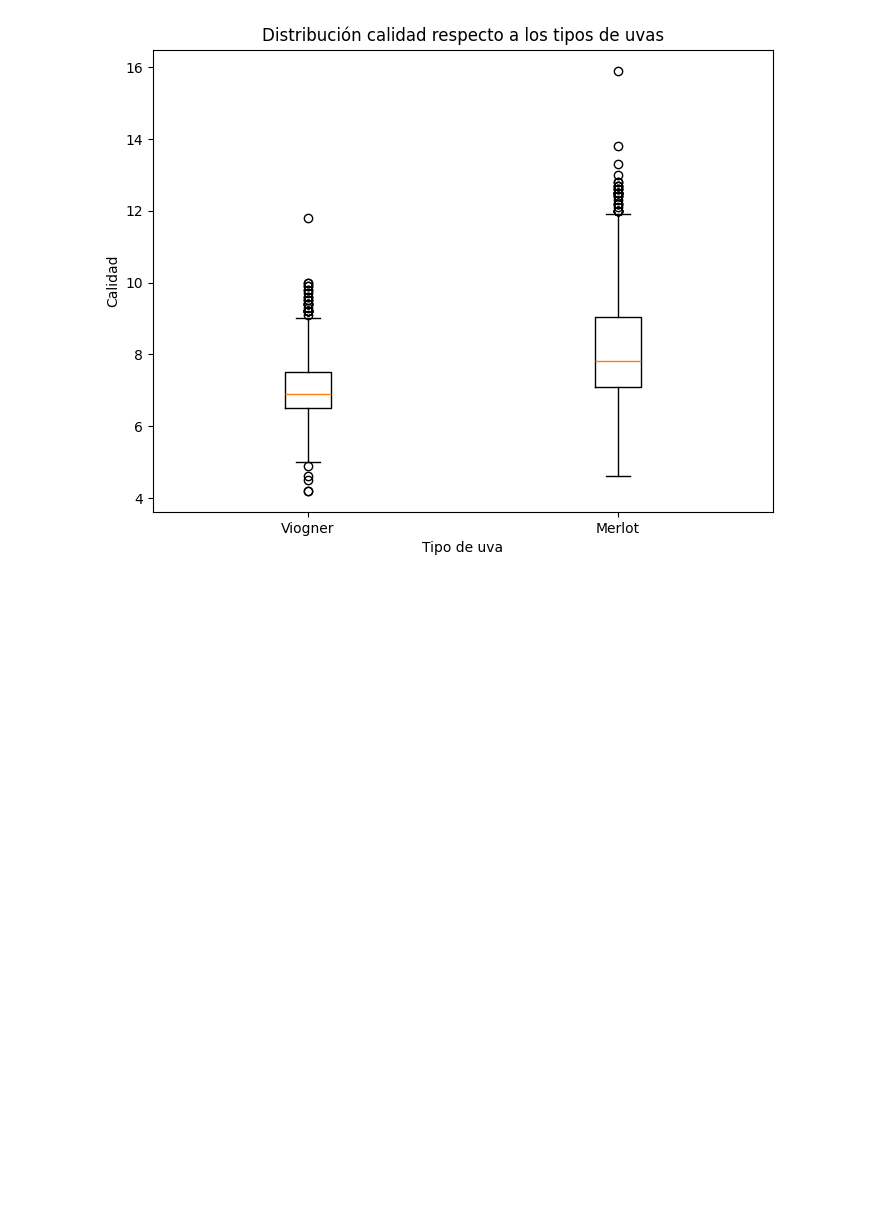
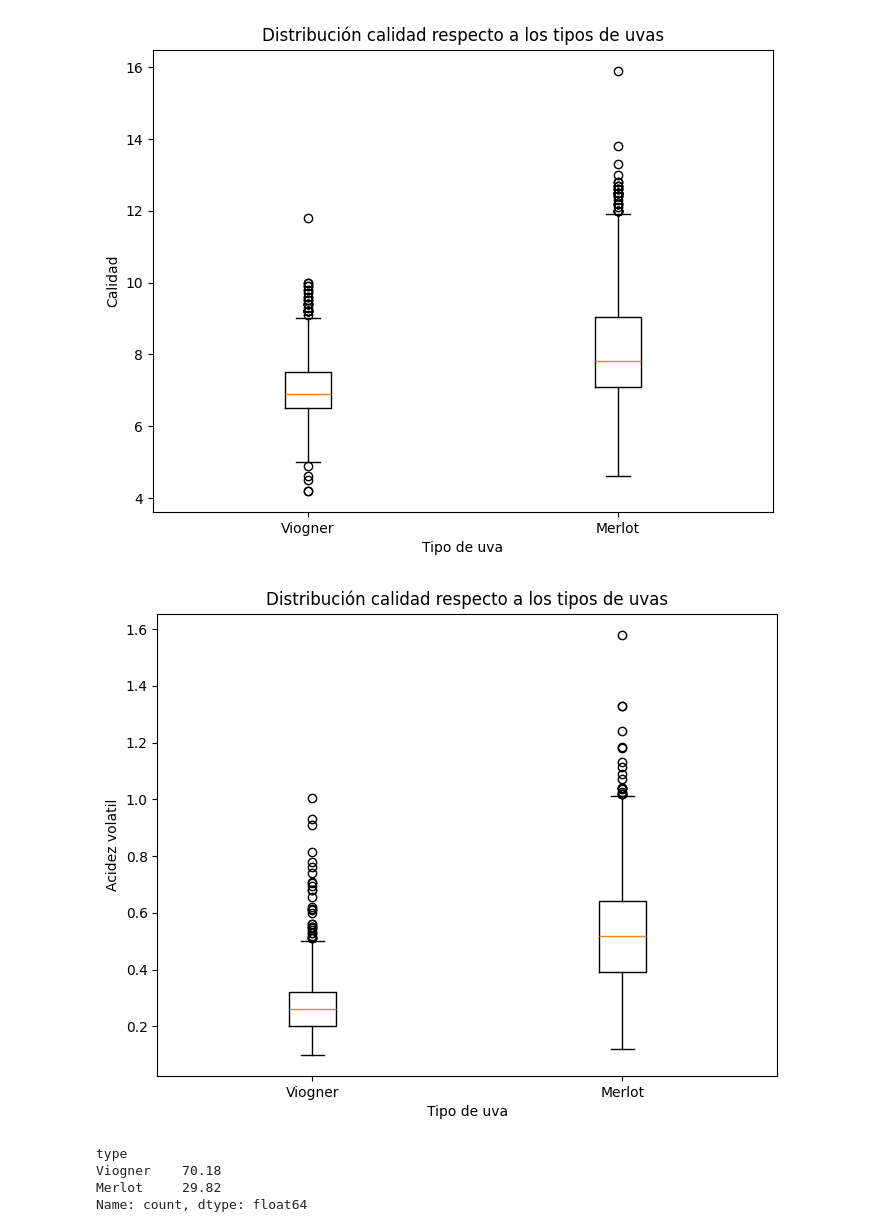
Before and after one commit to abriliglesias/Tp-ciencia-de-datos-, a Jupyter notebook: tpe.ipynb, the cells around one changed output. Cells and saved outputs as stored; diff of their text form; code cells hidden in the pictures; blank space fills up the shorter version.

```diff
--- a/tpe.ipynb
+++ b/tpe.ipynb
@@ -427,3 +421,28 @@ plt.title("Distribución calidad respecto a los tipos de uvas")
 plt.show()
 # %% [output]
 [figure]
+# %%
+# Crear el boxplot
+plt.figure(figsize=(8, 6))
+plt.boxplot([df_filtrado[df_filtrado["type"] == "Viogner"]["volatile acidity"],
+             df_filtrado[df_filtrado["type"] == "Merlot"]["volatile acidity"]],
+             labels=["Viogner", "Merlot"])
+# Agregar etiquetas a los ejes
+plt.xlabel("Tipo de uva")
+plt.ylabel("Acidez volatil")
+
+# Agregar un título al gráfico
+plt.title("Distribución calidad respecto a los tipos de uvas")
+
+# Mostrar el gráfico
+plt.show()
+# %% [output]
+[figure, added]
+# %%
+procentaje_uva_max_calidad = (df_max_calidad["type"].value_counts() / len(df_max_calidad)) *100
+procentaje_uva_max_calidad.round(2)
+# %% [output]
+type
+Viogner    70.18
+Merlot     29.82
+Name: count, dtype: float64
```
Also changed, not shown: parts of 8 cells of this notebook, 1 other file.
